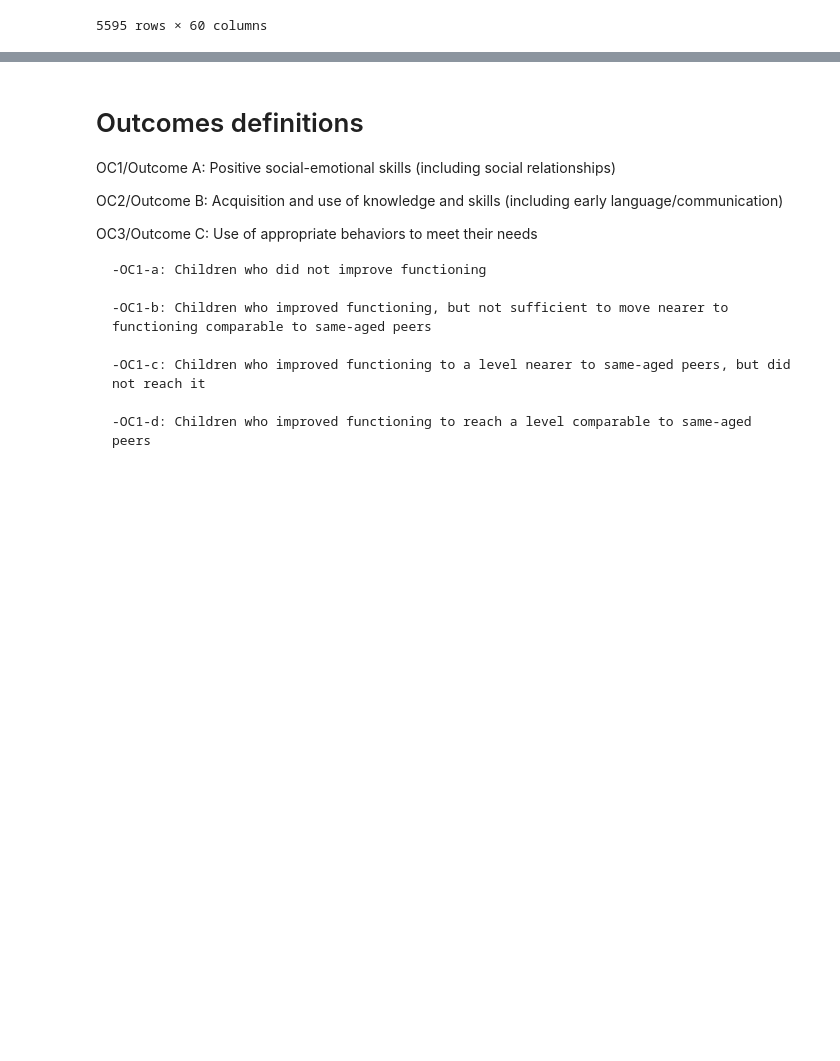
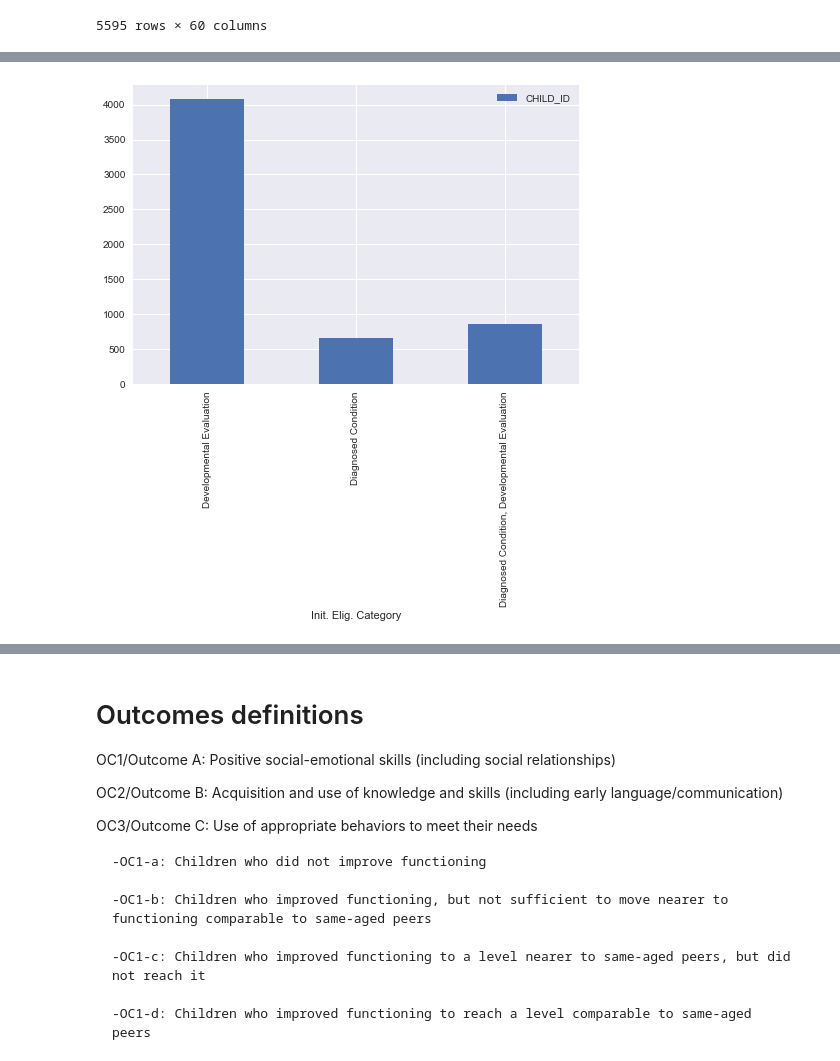
Before and after one commit to NSS-Data-Analytics-Cohort-7/didd-kha-keys-shorts, a Jupyter notebook: Notebooks/rwpartnerprojectEDA.ipynb, the cells around one changed output, grey strips where cells are left out. Saved outputs shown, nothing was run; the diff lists cells and outputs as text; code cells hidden in the pictures; blank space fills up the shorter version.

```diff
--- a/Notebooks/rwpartnerprojectEDA.ipynb
+++ b/Notebooks/rwpartnerprojectEDA.ipynb
@@ -414,0 +692,11 @@ OC3
+# %%
+new_index.plot.bar('Init. Elig. Category', 'CHILD_ID')
+plt.show()
+
+# plt.xlabel('GDP Per Capita')
+# plt.ylabel('Percent Using the Internet')
+# plt.title('2014 Percent Using the Internet vs GDP Per Capita')
+# tick_val = [0,20,40,60,80,100]
+# plt.yticks(tick_val)
+# %% [output]
+[figure, added]
```
Also changed, not shown: parts of 55 cells of this notebook.
